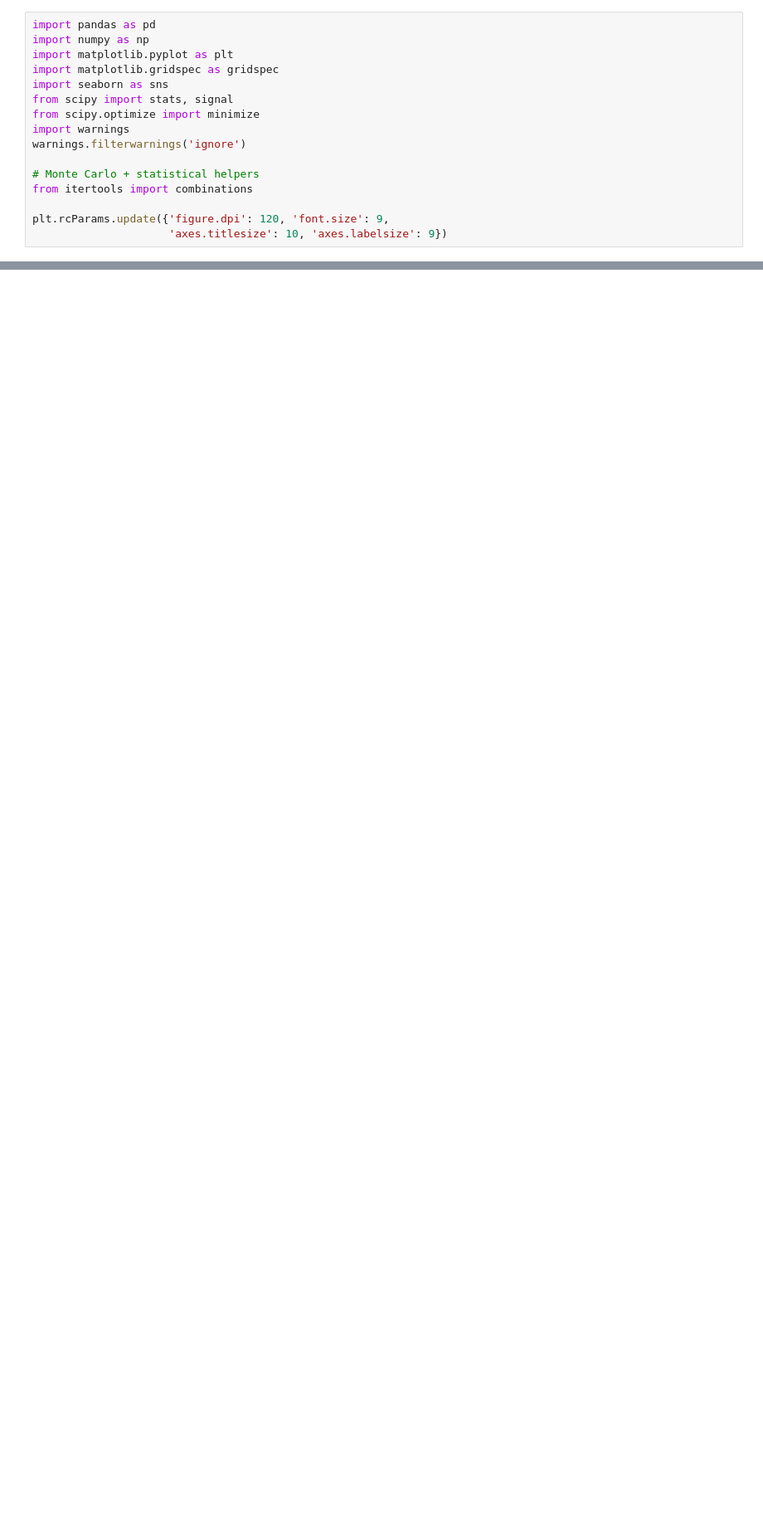
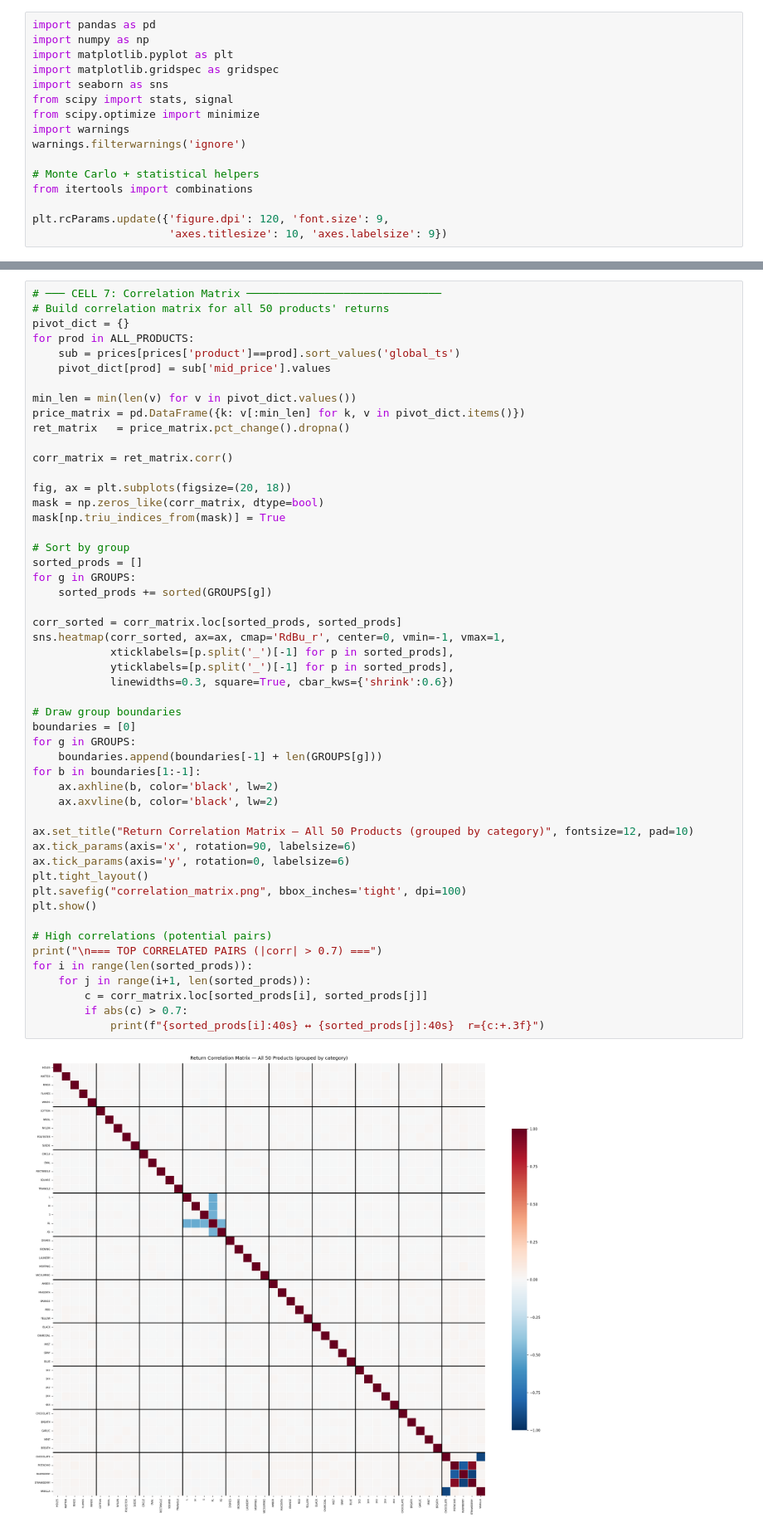
Before and after one commit to Prathama-1/Prosperity-4---Solo42, a Jupyter notebook: Round5_dataset_analysis.ipynb, the cells around one changed output, grey strips where cells are left out. Shown at 83% size. Drawn from its saved outputs; the diff is of its cells as text; blank space fills up the shorter version.

```diff
--- a/Round5_dataset_analysis.ipynb
+++ b/Round5_dataset_analysis.ipynb
@@ -264,0 +265,53 @@ plt.show()
+# %%
+# ─── CELL 7: Correlation Matrix ──────────────────────────────
+# Build correlation matrix for all 50 products' returns
+pivot_dict = {}
+for prod in ALL_PRODUCTS:
+    sub = prices[prices['product']==prod].sort_values('global_ts')
+    pivot_dict[prod] = sub['mid_price'].values
+
+min_len = min(len(v) for v in pivot_dict.values())
+price_matrix = pd.DataFrame({k: v[:min_len] for k, v in pivot_dict.items()})
+ret_matrix   = price_matrix.pct_change().dropna()
+
+corr_matrix = ret_matrix.corr()
+
+fig, ax = plt.subplots(figsize=(20, 18))
+mask = np.zeros_like(corr_matrix, dtype=bool)
+mask[np.triu_indices_from(mask)] = True
+
+# Sort by group
+sorted_prods = []
+for g in GROUPS:
+    sorted_prods += sorted(GROUPS[g])
+
+corr_sorted = corr_matrix.loc[sorted_prods, sorted_prods]
+sns.heatmap(corr_sorted, ax=ax, cmap='RdBu_r', center=0, vmin=-1, vmax=1,
+            xticklabels=[p.split('_')[-1] for p in sorted_prods],
+            yticklabels=[p.split('_')[-1] for p in sorted_prods],
+            linewidths=0.3, square=True, cbar_kws={'shrink':0.6})
+
+# Draw group boundaries
+boundaries = [0]
+for g in GROUPS:
+    boundaries.append(boundaries[-1] + len(GROUPS[g]))
+for b in boundaries[1:-1]:
+    ax.axhline(b, color='black', lw=2)
+    ax.axvline(b, color='black', lw=2)
+
+ax.set_title("Return Correlation Matrix — All 50 Products (grouped by category)", fontsize=12, pad=10)
+ax.tick_params(axis='x', rotation=90, labelsize=6)
+ax.tick_params(axis='y', rotation=0, labelsize=6)
+plt.tight_layout()
+plt.savefig("correlation_matrix.png", bbox_inches='tight', dpi=100)
+plt.show()
+
+# High correlations (potential pairs)
+print("\n=== TOP CORRELATED PAIRS (|corr| > 0.7) ===")
+for i in range(len(sorted_prods)):
+    for j in range(i+1, len(sorted_prods)):
+        c = corr_matrix.loc[sorted_prods[i], sorted_prods[j]]
+        if abs(c) > 0.7:
+            print(f"{sorted_prods[i]:40s} ↔ {sorted_prods[j]:40s}  r={c:+.3f}")
+# %% [output]
+[figure, added]
```
Also changed, not shown: parts of 11 cells of this notebook.
